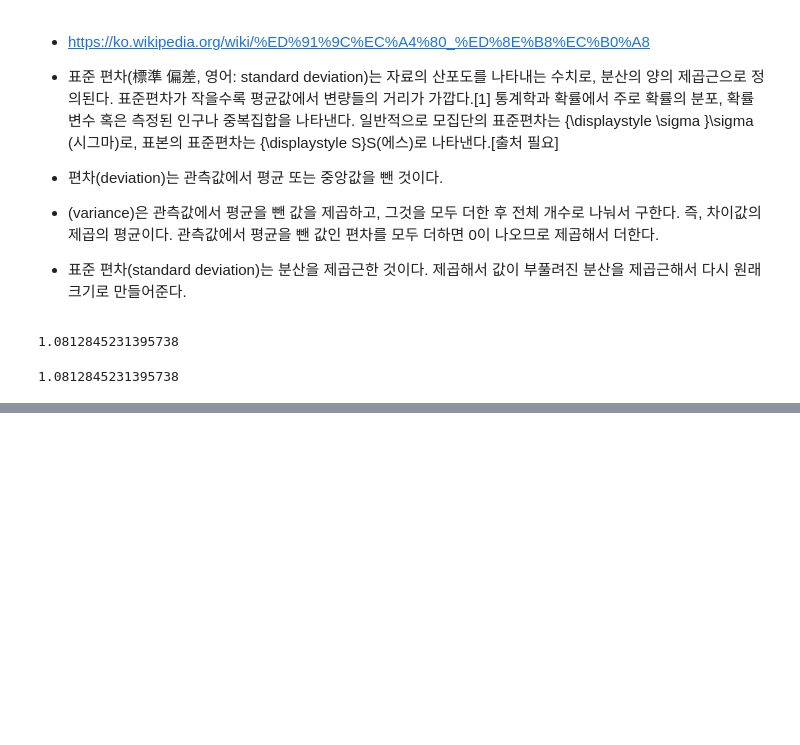
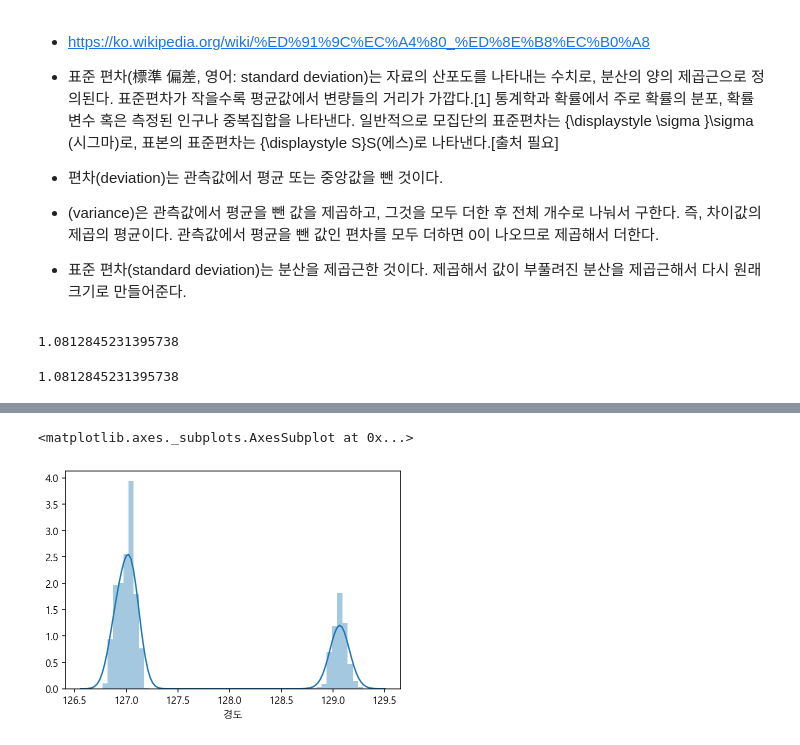
Before and after one commit to cho-jae-seong/Data_Analysis, a Jupyter notebook: Store_Data_Analysis.ipynb, the cells around one changed output, grey strips where cells are left out. Cells and saved outputs as stored; diff of their text form; code cells hidden in the pictures; blank space fills up the shorter version.

```diff
--- a/Store_Data_Analysis.ipynb
+++ b/Store_Data_Analysis.ipynb
@@ -606,0 +616,7 @@ df["위도"].std()
+# %%
+# 경도의 distplot 을 그립니다.
+
+sns.distplot(df["경도"])
+# %% [output]
+<matplotlib.axes._subplots.AxesSubplot at 0x...>
+[figure, added]
```
Also changed, not shown: parts of 36 cells of this notebook.
